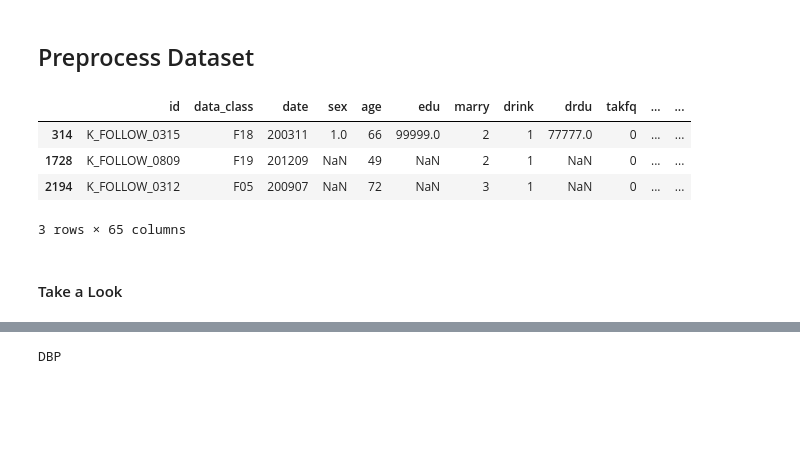
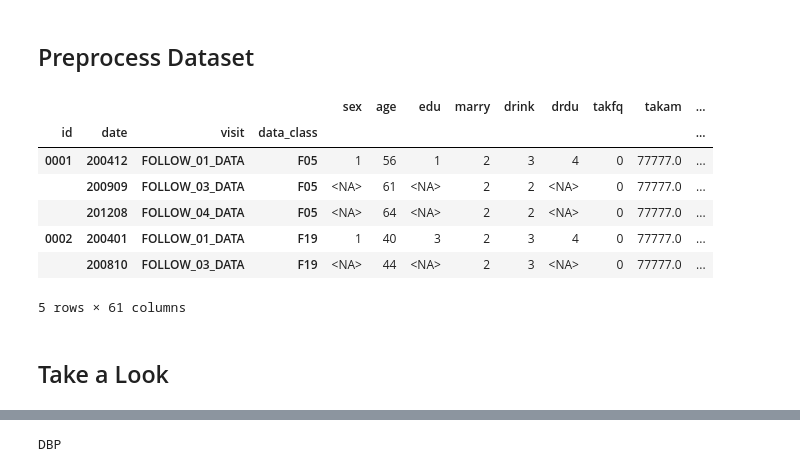
Before and after one commit to beeseosil/nih.go.kr, a Jupyter notebook: koges/qwer.ipynb, the cells around one changed output, grey strips where cells are left out. Drawn from its saved outputs; the diff is of its cells as text; code cells hidden in the pictures; blank space fills up the shorter version.

```diff
--- a/koges/qwer.ipynb
+++ b/koges/qwer.ipynb
@@ -27,8 +27,7 @@ fontProperty=FontProperties(fname=fontFile)
 sns.set(font=fontProperty.get_name())
 
 padding="ㅡ"*10
-
-indices=["id","date","visit"]
+res="./res"
 
 _spec_type_dict={
     "연속형":"contiguous",
@@ -49,12 +48,18 @@ _spec_column_list=[
     "variableView"
 ]
 
+_uk_dict={
+    66666:np.nan,
+    77777:np.nan,
+    99999:np.nan
+}
+
+_indices=["id","date","visit","data_class"]
+
 _feather_write_option=dict(
   compression="zstd",
   compression_level=9
 )
-
-res="./res"
 # %% [markdown]
 ## Preprocess Dataset Specification (code-book)
 # %%
@@ -110,25 +114,21 @@ koges_spec[koges_spec.variableType=="sparse"].sample(5)
 # %% [markdown]
 ## Preprocess Dataset
 # %%
-if not os.path.exists(os.path.join(res,"koges.feather")):
-    _data={q.name.split(".")[0]:pd.read_csv(q.path) for q in os.scandir(res) if q.name.lower().startswith("follow")}
-    for d in _data:
-        _data[d]=_data[d].set_axis([q[q.index("_")+1:].lower() for q in _data[d].columns],axis=1).rename(columns={"edate":"date"}).assign(visit=d)
-    koges=pd.concat(_data.values())
-    koges.index=range(koges.shape[0])
-    koges.to_feather(os.path.join(res,"koges.feather"),**_feather_write_option)
-
-else:
-    print(padding,"Found a sanitised dataset file")
-    koges=pd.read_feather(os.path.join(res,"koges.feather"))
-
-koges.sample(3)
+_data={q.name.split(".")[0]:pd.read_csv(q.path) for q in os.scandir(res) if q.name.lower().startswith("follow")}
+for d in _data:
+    _data[d]=_data[d].set_axis([q[q.index("_")+1:].lower() for q in _data[d].columns],axis=1).rename(columns={"edate":"date"}).assign(visit=d)
+    _data[d].loc[:,"id"]=_data[d].id.map(lambda q:str(q[q.rfind("_")+1:]))
+koges=pd.concat(_data.values()).convert_dtypes().set_index(_indices).sort_index()
+koges.iloc[:5]
 # %% [output]
-|  | id | data_class | date | sex | age | edu | marry | drink | drdu | takfq | ... | ... |
-| 314 | K_FOLLOW_0315 | F18 | 200311 | 1.0 | 66 | 99999.0 | 2 | 1 | 77777.0 | 0 | ... | ... |
-| 1728 | K_FOLLOW_0809 | F19 | 201209 | NaN | 49 | NaN | 2 | 1 | NaN | 0 | ... | ... |
-| 2194 | K_FOLLOW_0312 | F05 | 200907 | NaN | 72 | NaN | 3 | 1 | NaN | 0 | ... | ... |
+|  |  |  |  | sex | age | edu | marry | drink | drdu | takfq | takam | ... |
+| id | date | visit | data_class |  |  |  |  |  |  |  |  | ... |
+| 0001 | 200412 | FOLLOW_01_DATA | F05 | 1 | 56 | 1 | 2 | 3 | 4 | 0 | 77777.0 | ... |
+|  | 200909 | FOLLOW_03_DATA | F05 | <NA> | 61 | <NA> | 2 | 2 | <NA> | 0 | 77777.0 | ... |
+|  | 201208 | FOLLOW_04_DATA | F05 | <NA> | 64 | <NA> | 2 | 2 | <NA> | 0 | 77777.0 | ... |
+| 0002 | 200401 | FOLLOW_01_DATA | F19 | 1 | 40 | 3 | 2 | 3 | 4 | 0 | 77777.0 | ... |
+|  | 200810 | FOLLOW_03_DATA | F19 | <NA> | 44 | <NA> | 2 | 3 | <NA> | 0 | 77777.0 | ... |
-3 rows × 65 columns
+5 rows × 61 columns
 # %% [markdown]
-#### Take a Look
+## Take a Look
 # %%
```
Also changed, not shown: parts of 27 cells of this notebook, 2 other files.
